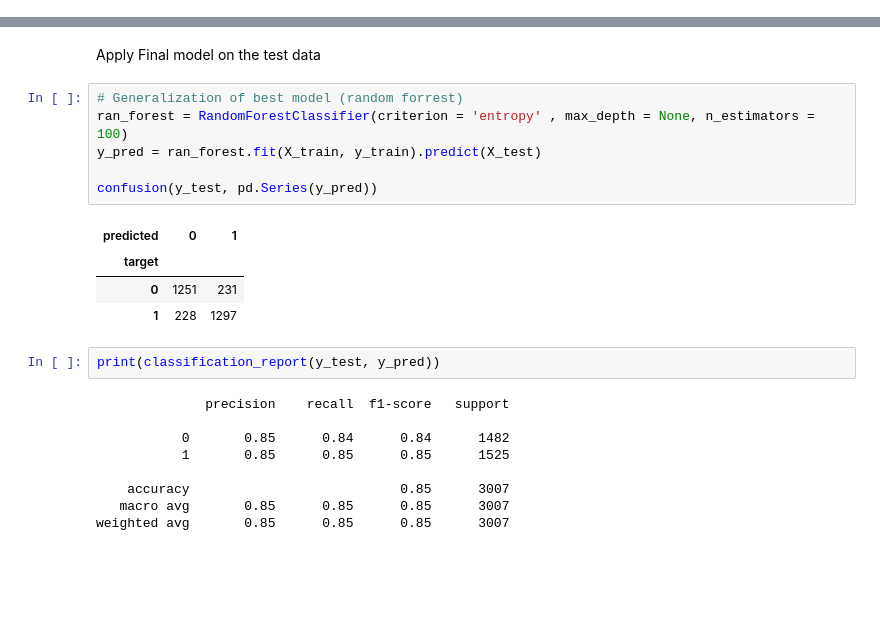
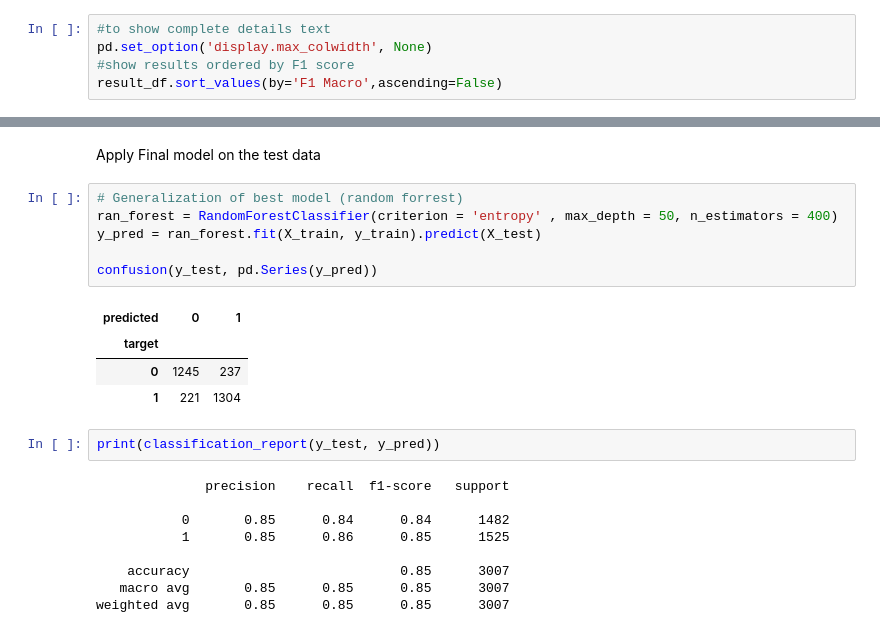
Before and after one commit to jezu1/ML_NASAProject, a Jupyter notebook: Machine_Learning_final_version.ipynb, the cells around one changed output, grey strips where cells are left out. Saved outputs shown, nothing was run; the diff lists cells and outputs as text; blank space fills up the shorter version.

```diff
--- a/Machine_Learning_final_version.ipynb
+++ b/Machine_Learning_final_version.ipynb
@@ -1136,0 +1118,5 @@ result_df.sort_values(by='F1 Macro',ascending=False)
+# %%
+#to show complete details text
+pd.set_option('display.max_colwidth', None)
+#show results ordered by F1 score
+result_df.sort_values(by='F1 Macro',ascending=False)
@@ -1140,22 +1132,22 @@ Random Forest performed the best and required now time consuming feature selecti
 Apply Final model on the test data
 # %%
 # Generalization of best model (random forrest)
-ran_forest = RandomForestClassifier(criterion = 'entropy' , max_depth = None, n_estimators = 100)
+ran_forest = RandomForestClassifier(criterion = 'entropy' , max_depth = 50, n_estimators = 400)
 y_pred = ran_forest.fit(X_train, y_train).predict(X_test)
 
 confusion(y_test, pd.Series(y_pred))
 # %% [output]
 | predicted | 0 | 1 |
 | target |  |  |
-| 0 | 1251 | 231 |
-| 1 | 228 | 1297 |
+| 0 | 1245 | 237 |
+| 1 | 221 | 1304 |
 # %%
 print(classification_report(y_test, y_pred))
 # %% [output]
               precision    recall  f1-score   support
 
            0       0.85      0.84      0.84      1482
-           1       0.85      0.85      0.85      1525
+           1       0.85      0.86      0.85      1525
 
     accuracy                           0.85      3007
    macro avg       0.85      0.85      0.85      3007
```
Also changed, not shown: parts of 16 cells of this notebook.
